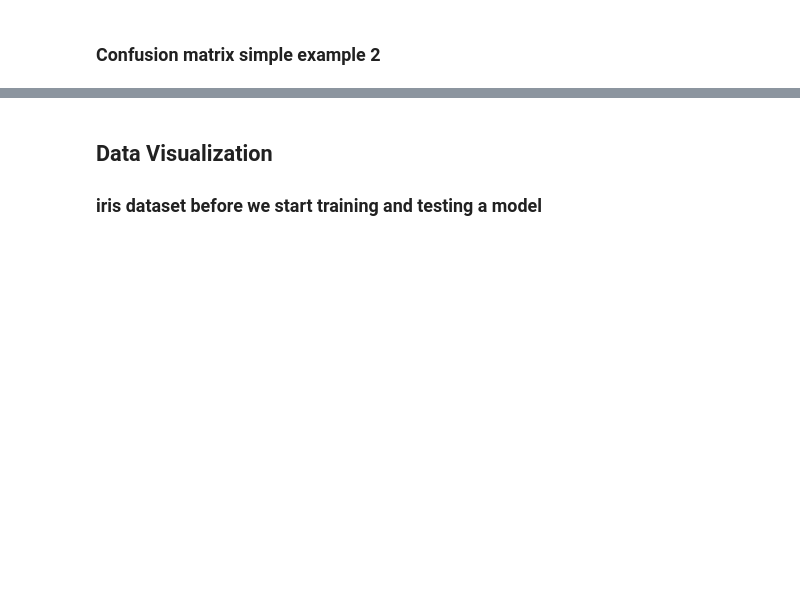
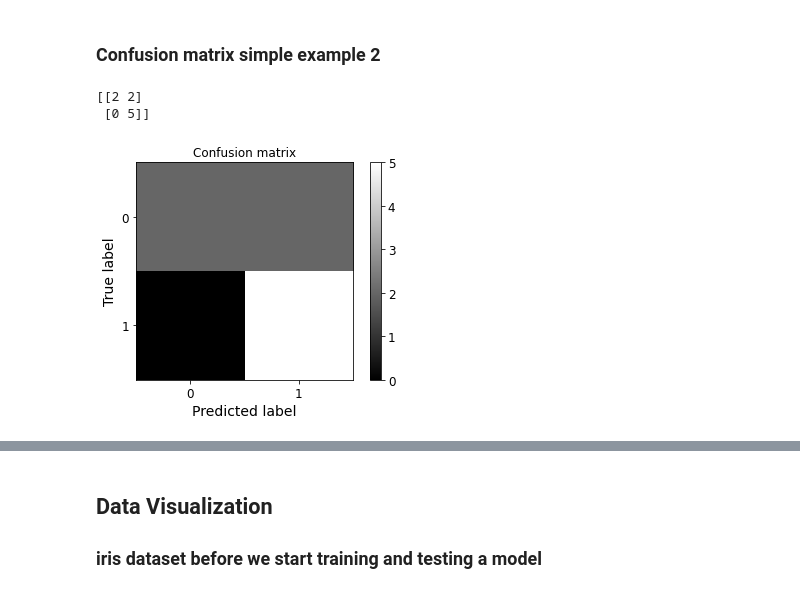
Before and after one commit to thomasbakken-su/CPSC5310_TWs, a Jupyter notebook: TW4/TW4-DT/decision_trees.ipynb, the cells around one changed output, grey strips where cells are left out. Drawn from its saved outputs; the diff is of its cells as text; code cells hidden in the pictures; blank space fills up the shorter version.

```diff
--- a/TW4/TW4-DT/decision_trees.ipynb
+++ b/TW4/TW4-DT/decision_trees.ipynb
@@ -88,3 +116,12 @@ y_pred = [1, 1, 0, 2, 1, 0, 1, 3, 3]
 # %%
 y_true2 = [1, 0, 0, 1, 1, 0, 1, 1, 0]
 y_pred2 = [1, 1, 0, 1, 1, 0, 1, 1, 1]
+
+confusion_mat2 = confusion_matrix(y_true2, y_pred2)
+print(confusion_mat2)
+
+plot_confusion_matrix(confusion_mat2, 2)
+# %% [output]
+[[2 2]
+ [0 5]]
+[figure, added]
```
Also changed, not shown: parts of 37 cells of this notebook, 5 other files.
